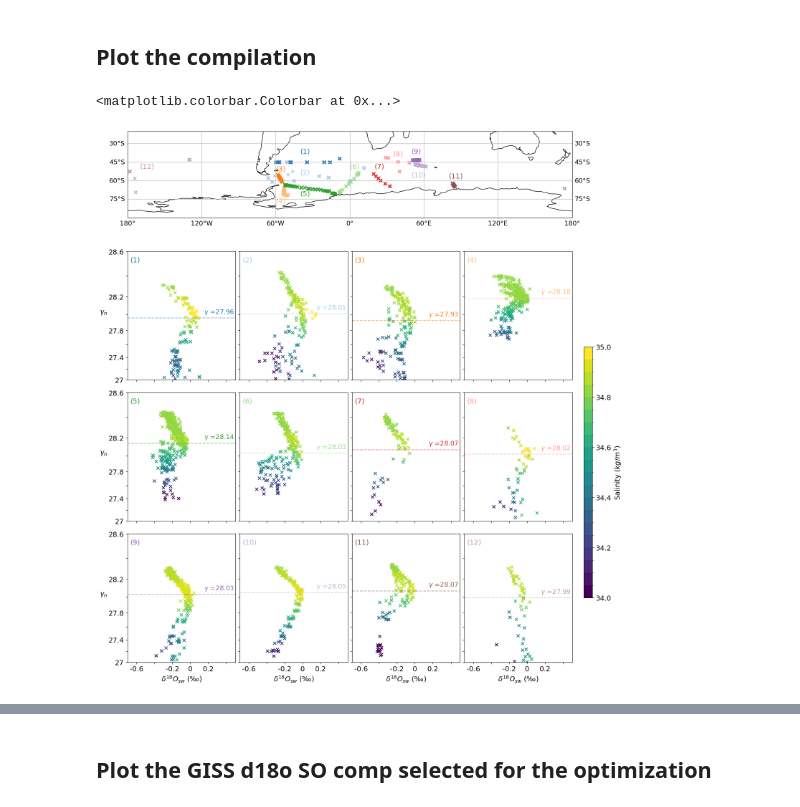
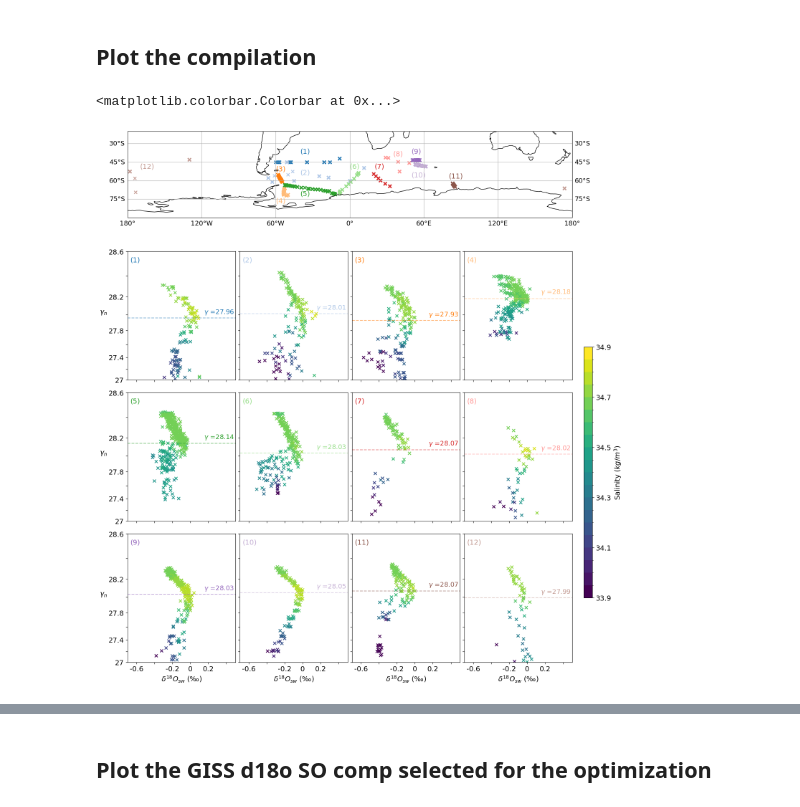
Before and after one commit to brumillet/d18o-southern-ocean, a Jupyter notebook: notebooks/optimization_fractions.ipynb, the cells around one changed output, grey strips where cells are left out. Cells and saved outputs as stored; diff of their text form; code cells hidden in the pictures.

Commit message:
Addition of the TracerOptimizer class, the salinity optimization, and the d18o-S diagram

```diff
--- a/notebooks/optimization_fractions.ipynb
+++ b/notebooks/optimization_fractions.ipynb
@@ -29,3 +30,6 @@ d18o_SO = pd.read_table(data_path + 'giss_d18o_SO.txt')
+# %%
+d18o = pd.read_table(data_path + 'giss_d18o.txt')
+d18o_SO = d18o[d18o['Latitude'] <= -40.0]
 # %%
 TMI_2deg = xr.open_dataset(data_path + 'TMI_2deg_2010_water_mass_fractions.nc')
 l_lat_TMI, l_lon_TMI = TMI_2deg['yt'].values.copy(), TMI_2deg['xt'].values.copy(); l_depth_TMI = TMI_2deg['zt'].values
@@ -63,11 +66,10 @@ interpolator_salinity = RegularGridInterpolator((l_depth0, l_lat_clim, l_lon_cli
 interpolator_frac_TMI = [RegularGridInterpolator((l_depth_TMI, l_lat_TMI, l_lon_TMI), dyes_TMI[i], bounds_error = False, fill_value = None) for i in range(6)]
 interpolator_frac_nemo = [RegularGridInterpolator((l_depth, l_lat_clim, l_lon_clim), nemo_dyes_regridded[uf.dyes[i]].values, bounds_error = False, fill_value = None) for i in range(6)]
 interpolator_frac_ocim = [RegularGridInterpolator((l_depth_ocim, l_lat_ocim, l_lon_ocim), dyes_ocim[i], bounds_error = False, fill_value = None) for i in range(6)]
-# %%
-d18o_SO = pd.read_table(data_path + 'giss_d18o_SO.txt')
 # %%
 d18o_SO['Longitude'] = [lon if lon >= 0 else 360 + lon for lon in d18o_SO['Longitude']]
-d18o_SO.where((d18o_SO['Depth'] != -999.0) & (d18o_SO['d18O'] != '**'), np.nan, inplace = True)
+d18o_SO.where((d18o_SO['Depth'] != -999.0) & (d18o_SO['d18O'] != '**') & (d18o_SO['Salinity'] != '**'), np.nan, inplace = True)
 d18o_SO['d18O'] = d18o_SO['d18O'].astype(float)
+d18o_SO['Salinity'] = d18o_SO['Salinity'].astype(float)
 d18o_SO['Gamma'] = interpolator_gamma((d18o_SO['Depth'], d18o_SO['Latitude'], d18o_SO['Longitude']))
 d18o_SO['absolute_salinity'] = interpolator_salinity((d18o_SO['Depth'], d18o_SO['Latitude'], d18o_SO['Longitude']))
@@ -81,33 +101,33 @@ dfs = uf.create_dfs(aux)
 # %%
 fig = plt.figure(figsize = (16, 20)); gs = fig.add_gridspec(4, 4, wspace = 0.04, hspace = 0.1); font = 14
 
 ax = fig.add_subplot(gs[0, :], projection=ccrs.PlateCarree())
 ax.coastlines(resolution='110m'); gl = ax.gridlines(draw_labels = {'bottom': 'x', 'right': 'y', 'left': 'y'}, ylocs = [-90 + 15 * i for i in range(5)])
 gl.xlabel_style = {'size': font - 1}; gl.ylabel_style = {'size': font - 1}; ax.set_ylim(-90, -20); ax.set_xlim(-180, 180); couleurs = plt.cm.tab20(range(12))
 for i in range(12):
     ax.scatter(dfs[i]['Longitude'], dfs[i]['Latitude'], color = couleurs[i], marker = 'x')
     ax.text(uf.coords_dataset[i][0], uf.coords_dataset[i][1], '(' + str(i+1) + ')', fontsize = font, color = couleurs[i])
 
 
-norm_S = uf.get_BoundNorm(34, 35, nbins = 20)
+norm_S = uf.get_BoundNorm(33.9, 34.9, nbins = 20)
 for i in range(12):
     i_row, i_col = i//4 + 1, i%4; xlabels, ylabels = uf.get_xylabels(3, 4, i)
 
     ax = fig.add_subplot(gs[i_row, i_col])
-    sc = ax.scatter(dfs[i]['d18O'], dfs[i]['Gamma'], marker = 'x', c = dfs[i]['absolute_salinity'], norm = norm_S)
+    sc = ax.scatter(dfs[i]['d18O'], dfs[i]['Gamma'], marker = 'x', c = dfs[i]['Salinity'], norm = norm_S)
 
     ax.axhline(y = uf.l_neut_dens[i], ls = '--', color = couleurs[i], alpha = 0.5); ax.text(0.15, uf.l_neut_dens[i] + 0.05, '$\gamma$ =' + str(uf.l_neut_dens[i]), fontsize = font - 1, color = couleurs[i])
     ax.text(-0.67, 28.52, '(' + str(i + 1) + ')', fontsize = font, color = couleurs[i])
 
     ax.set_yscale('custom_scale'); ax.invert_yaxis()
     uf.plot_details_axis(ax, sc, cb = False, xlim = (-0.7, 0.5), ylim = (28.6, 27), nbins = 20, xticks = [-0.6 + 0.2*i for i in range(6)], yticks = [27 + 0.2*i for i in range(9)], font = font, xlabels = xlabels, ylabels = ylabels)
 
     if ylabels: ax.set_ylabel('$\gamma_n$', fontsize = font, rotation = 0, labelpad = 10); ax.set_yticklabels(['27', '', '27.4', '', '27.8', '', '28.2', '', '28.6'], fontsize = font)
     if xlabels: ax.set_xlabel('$\delta^{18}O_{sw}$ (‰)', fontsize = font); ax.set_xticklabels([-0.6, '', -0.2, 0, 0.2, ''], fontsize = font)
 
-uf.add_cbar(fig, sc, y = 0.2, height = 0.35, fontsize = font, label = 'Salinity ($kg/m^3$)', ticks = [34 + i * 0.2 for i in range (6)])
+uf.add_cbar(fig, sc, y = 0.2, height = 0.35, fontsize = font, label = 'Salinity ($kg/m^3$)', ticks = [33.9 + i * 0.2 for i in range (6)])
 
 # plt.savefig(fig_path + 'd18o_profiles_SO_map.png', bbox_inches = 'tight')
 # %% [output]
 <matplotlib.colorbar.Colorbar at 0x...>
-[figure, old version]
+[figure, new version]
```
Also changed, not shown: parts of 50 cells of this notebook, 10 other files.
